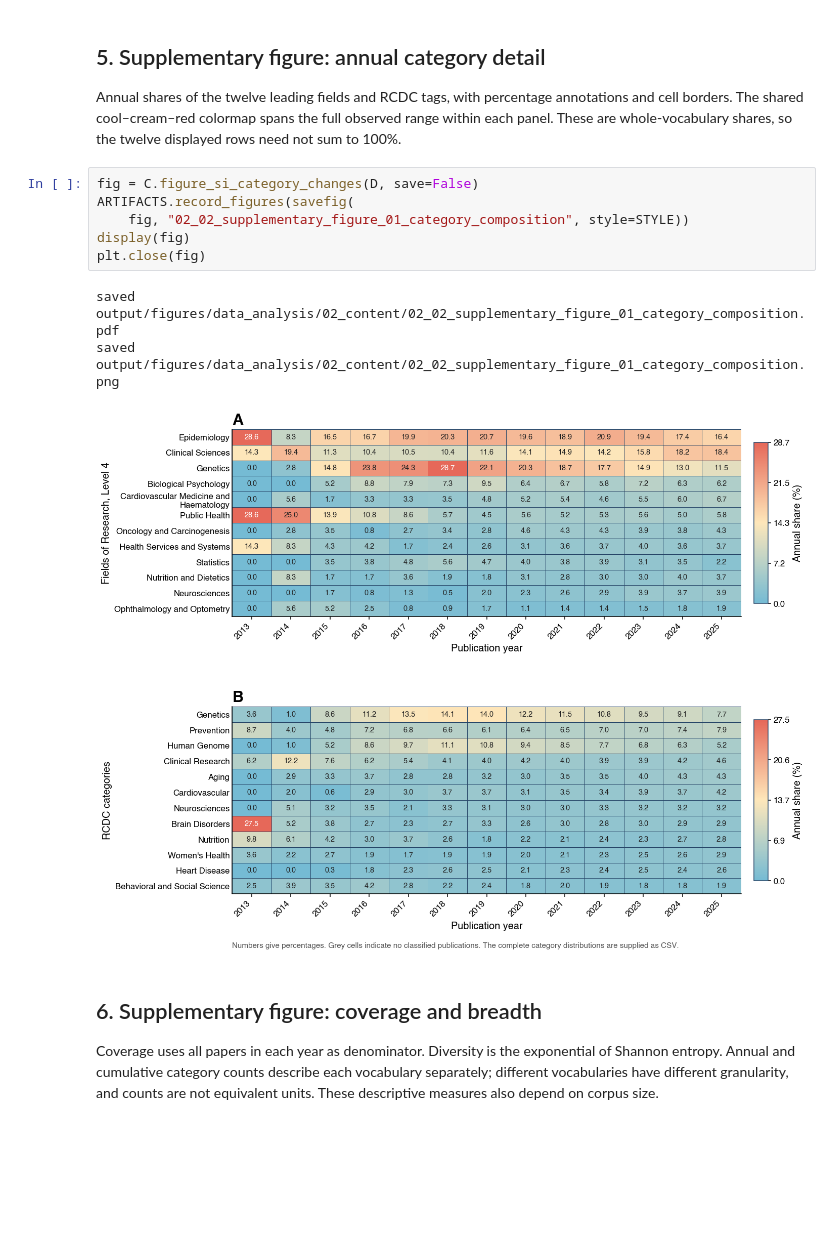
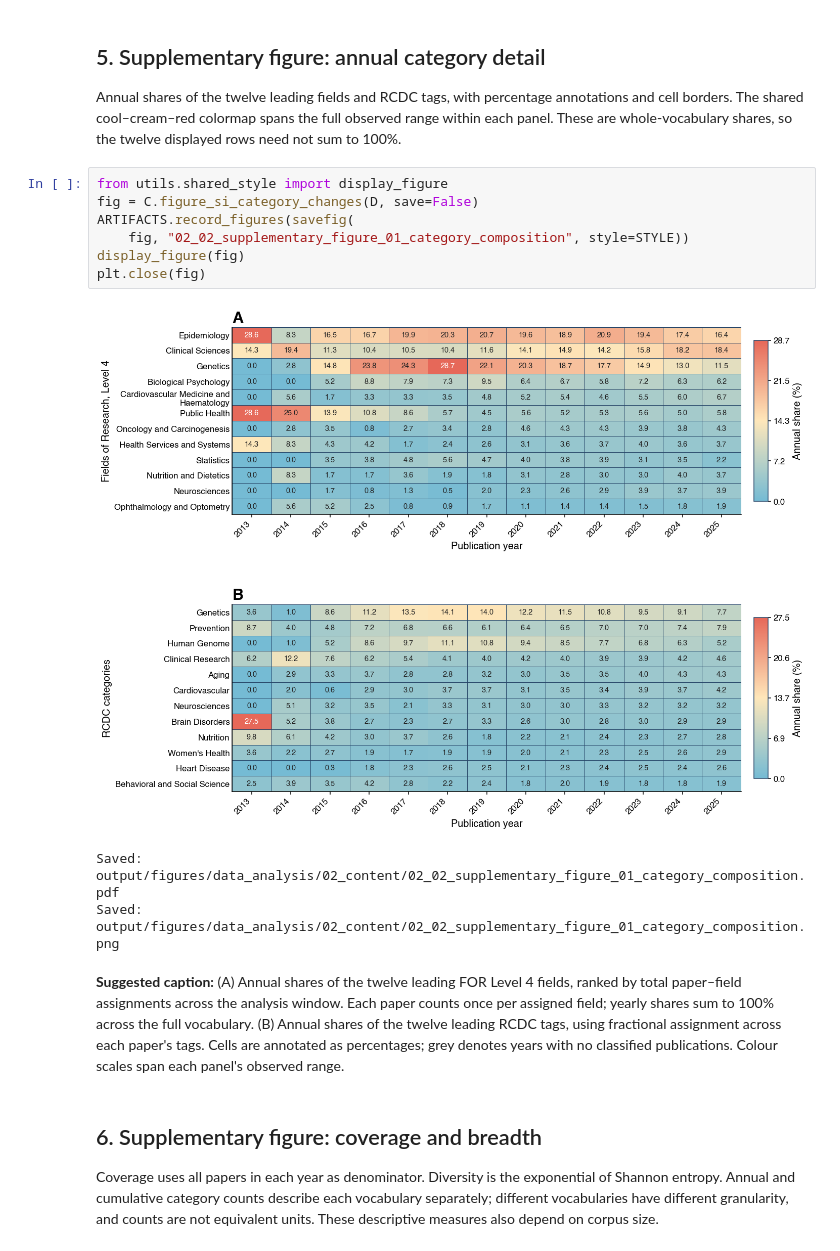
Before and after one commit to OxfordDemSci/20_years_of_ukb, a Jupyter notebook: src/data_analysis/02_content.ipynb, the cells around one changed output. Drawn from its saved outputs; the diff is of its cells as text; blank space fills up the shorter version.

```diff
--- a/src/data_analysis/02_content.ipynb
+++ b/src/data_analysis/02_content.ipynb
@@ -207,15 +217,17 @@ saved output/figures/data_analysis/02_content/02_01_figure_04_content_compositio
 
 Annual shares of the twelve leading fields and RCDC tags, with percentage annotations and cell borders. The shared cool–cream–red colormap spans the full observed range within each panel. These are whole-vocabulary shares, so the twelve displayed rows need not sum to 100%.
 # %%
+from utils.shared_style import display_figure
 fig = C.figure_si_category_changes(D, save=False)
 ARTIFACTS.record_figures(savefig(
     fig, "02_02_supplementary_figure_01_category_composition", style=STYLE))
-display(fig)
+display_figure(fig)
 plt.close(fig)
 # %% [output]
+[figure, new version]
-saved output/figures/data_analysis/02_content/02_02_supplementary_figure_01_category_composition.pdf
-saved output/figures/data_analysis/02_content/02_02_supplementary_figure_01_category_composition.png
+Saved: output/figures/data_analysis/02_content/02_02_supplementary_figure_01_category_composition.pdf
+Saved: output/figures/data_analysis/02_content/02_02_supplementary_figure_01_category_composition.png
-[figure, old version]
+**Suggested caption:** (A) Annual shares of the twelve leading FOR Level 4 fields, ranked by total paper–field assignments across the analysis window. Each paper counts once per assigned field; yearly shares sum to 100% across the full vocabulary. (B) Annual shares of the twelve leading RCDC tags, using fractional assignment across each paper's tags. Cells are annotated as percentages; grey denotes years with no classified publications. Colour scales span each panel's observed range.
 # %% [markdown]
 ## 6. Supplementary figure: coverage and breadth
 
```
Also changed, not shown: parts of 28 cells of this notebook, 28 other files.
